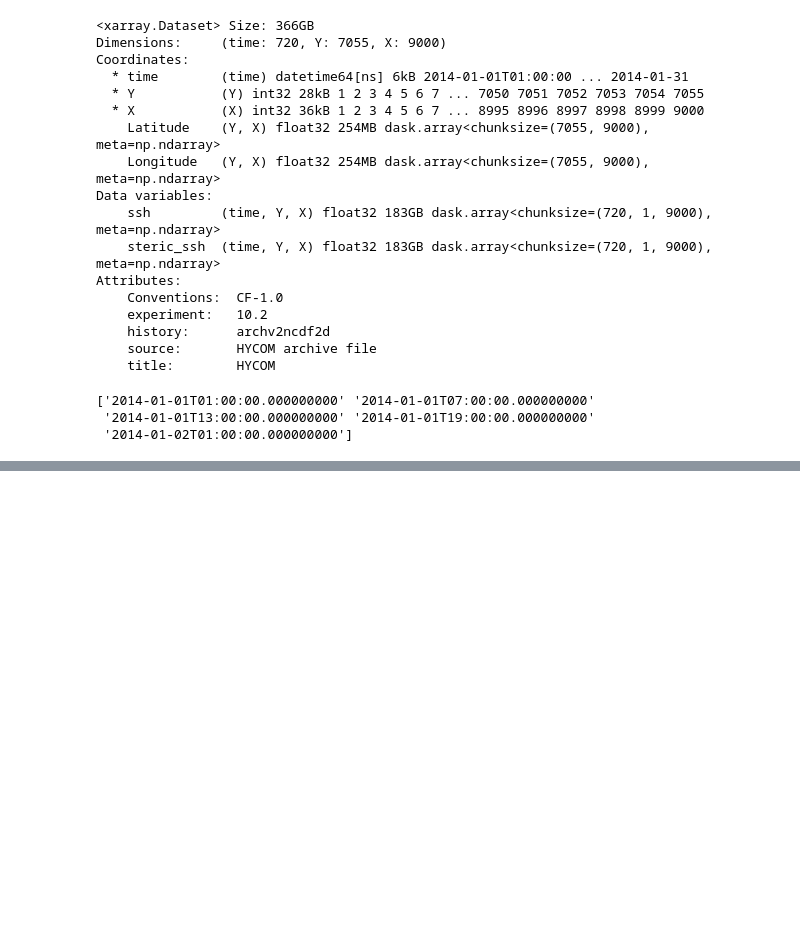
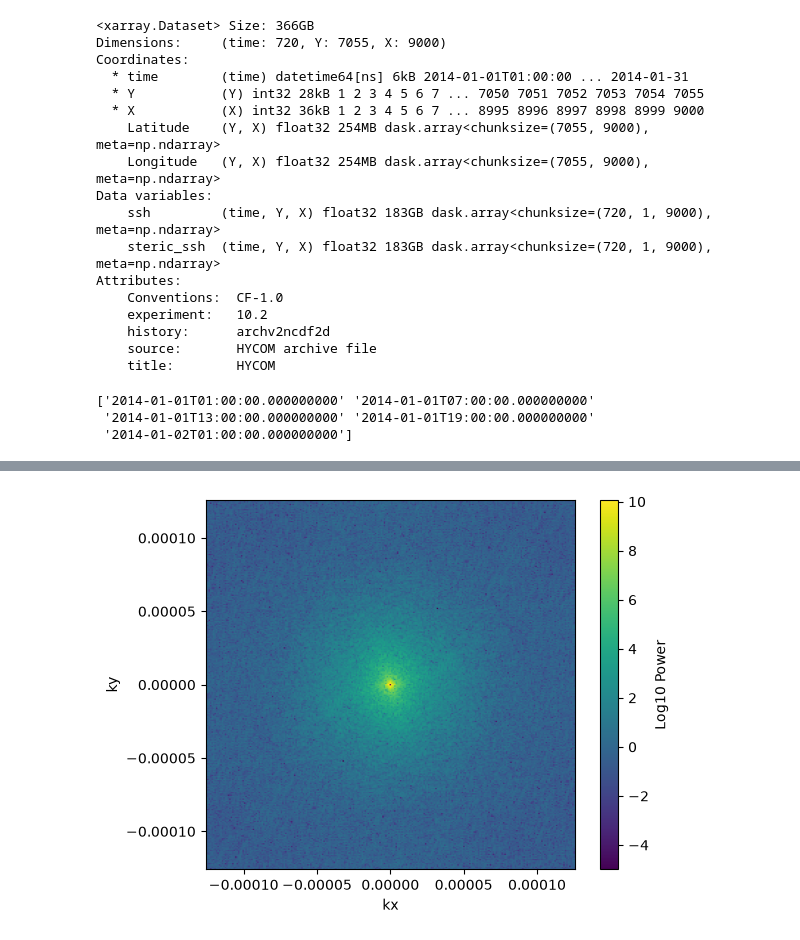
Before and after one commit to selipot/hycom-unleashed, a Jupyter notebook: hycom-spectra.ipynb, the cells around one changed output, grey strips where cells are left out. Cells and saved outputs as stored; diff of their text form; code cells hidden in the pictures; blank space fills up the shorter version.

```diff
--- a/hycom-spectra.ipynb
+++ b/hycom-spectra.ipynb
@@ -73,0 +171,35 @@ Attributes:
+# %%
+def power_spectrum(data_windowed, dx, dy):
+    time_steps, nj, ni = data_windowed.shape
+    power_spectra = []
+
+    # Create wavenumber arrays
+    kx = np.fft.fftfreq(ni, dx)
+    ky = np.fft.fftfreq(nj, dy)
+    k_x = np.fft.fftshift(kx)
+    k_y = np.fft.fftshift(ky)
+    kx, ky = np.meshgrid(k_x, k_y, indexing="ij")
+    dkx = np.diff(k_x)[0]
+    dky = np.diff(k_y)[0]
+
+
+#     norm_factor = ((dx * dy)/(ni * nj * dkx * dky ) )  # scaling for Parseval consistency
+    norm_factor = 2/(dkx * dky *(ni*nj)**2)
+
+    for t in range(time_steps):
+        # Perform 2D FFT
+        fft2 = np.fft.fft2(data_windowed[t,:,:], norm = None)
+
+        # Compute power spectrum
+        power = ((np.abs(fft2))**2)* norm_factor
+        power_shifted = np.fft.fftshift(power)
+        power_spectra.append(power_shifted)
+
+    # Average power spectrum over time
+    #power_spectrum_avg = np.mean(power_spectra, axis=0)
+
+    return k_x, k_y, power_spectra
+
+
+# Compute power spectrum using accurate dx, dy
+kx, ky, power_spec_ssh = power_spectrum(ssh_windowed, dx, dy)
@@ -73,0 +226,9 @@ Attributes:
+# %%
+plt.imshow(np.log10(power_spec_ssh[2]), origin="lower", extent=(kx.min(), kx.max(), ky.min(), ky.max()),
+           vmin=-5, cmap="viridis")
+plt.colorbar(label="Log10 Power")
+plt.xlabel("kx")
+plt.ylabel("ky")
+plt.show()
+# %% [output]
+[figure, added]
```
Also changed, not shown: parts of 17 cells of this notebook.
